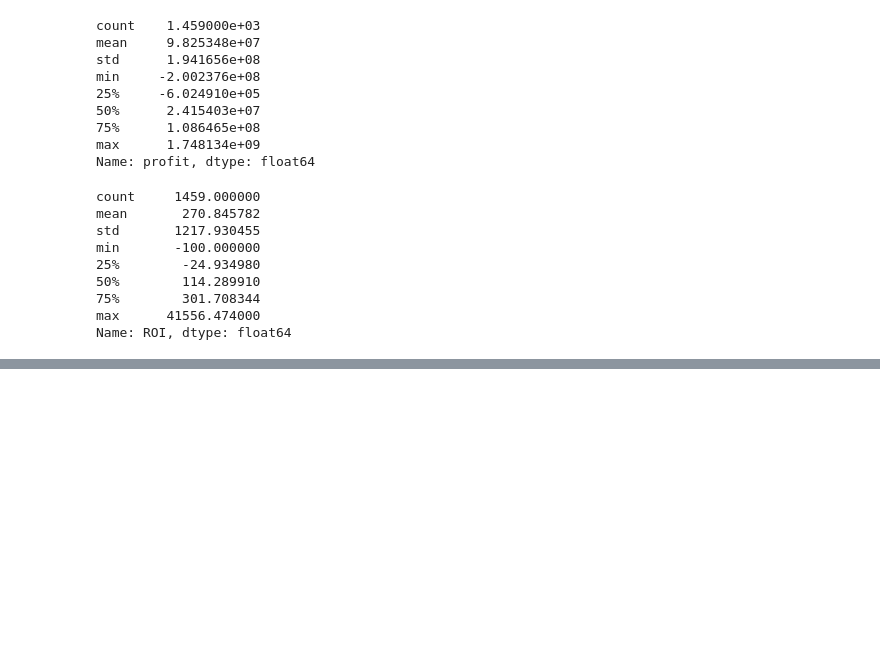
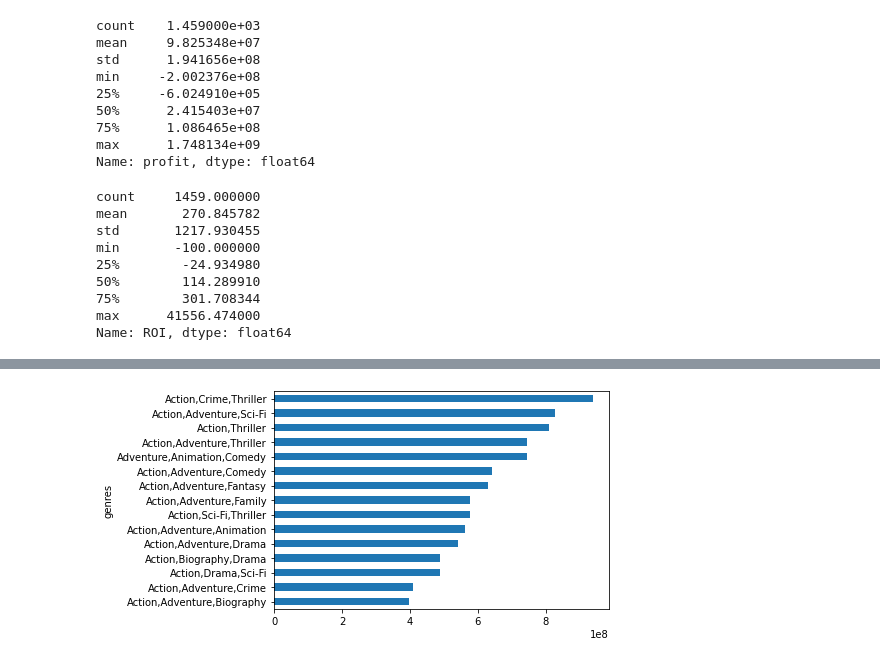
Before and after one commit to jnahra/dsc-phase-1-project, a Jupyter notebook: john with master data seat cleaned final.ipynb, the cells around one changed output, grey strips where cells are left out. Saved outputs shown, nothing was run; the diff lists cells and outputs as text; code cells hidden in the pictures; blank space fills up the shorter version.

Commit message:
looked at top 100 movies by profit and ROI. compared/contrasted to overall dataset, made charts of top genres in top 100 by mean profit/ROI

```diff
--- a/john with master data seat cleaned final.ipynb
+++ b/john with master data seat cleaned final.ipynb
@@ -196,3 +196,5 @@ min       -100.000000
 75%        301.708344
 max      41556.474000
 Name: ROI, dtype: float64
+# %%
+df_filtered = df.loc[(df['production_budget'] >= 10000000) & (df['runtime_minutes'] >= 75) & (df['numvotes'] >= 1000)]
@@ -198,0 +221,2 @@ Name: ROI, dtype: float64
+# %%
+df_top100_profit = df_filtered.nlargest(100,'profit')
@@ -198,0 +299,4 @@ Name: ROI, dtype: float64
+# %%
+df_top100_profit.groupby('genres')['profit'].mean()[0:15].sort_values().plot(kind='barh');
+# %% [output]
+[figure, added]
```
Also changed, not shown: parts of 12 cells of this notebook.
